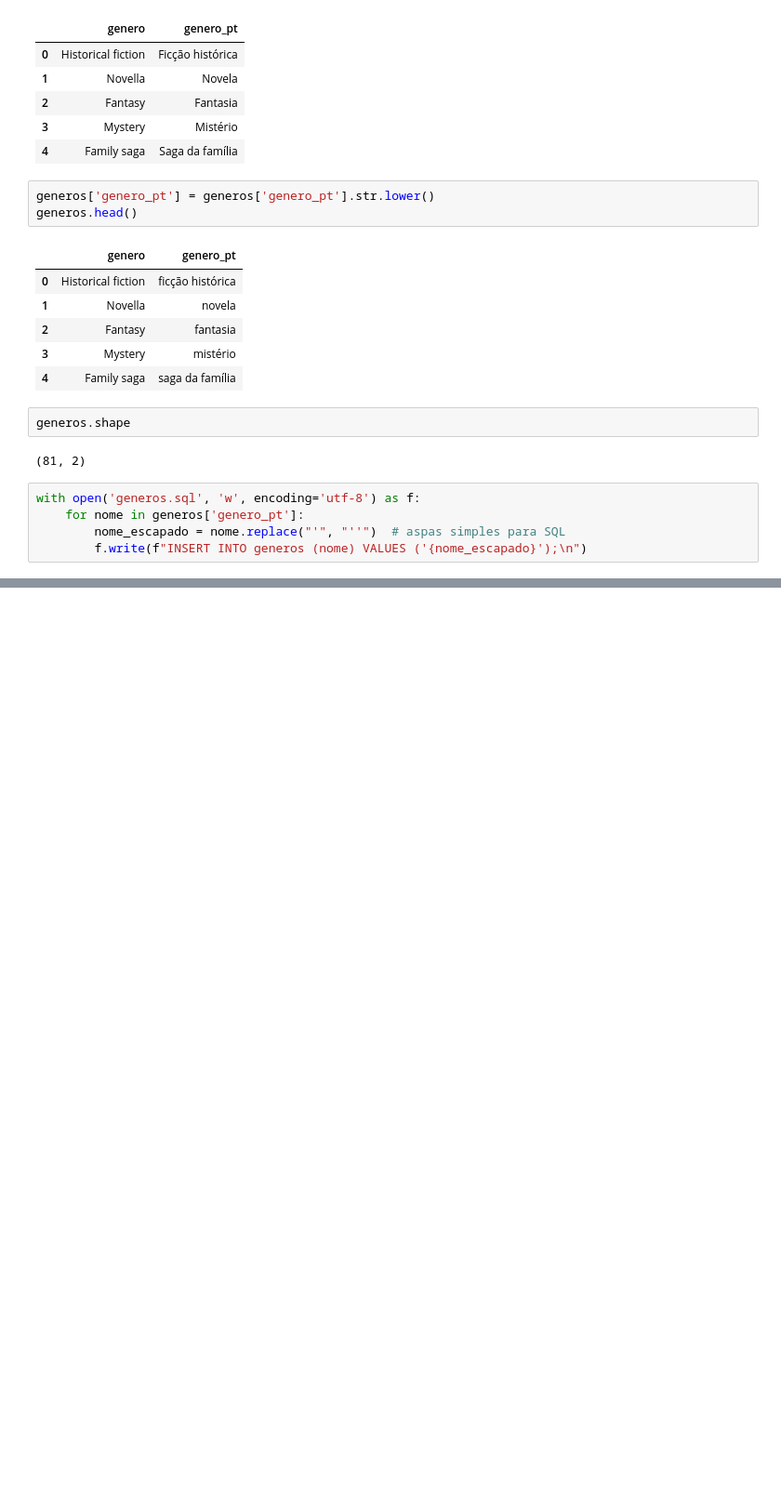
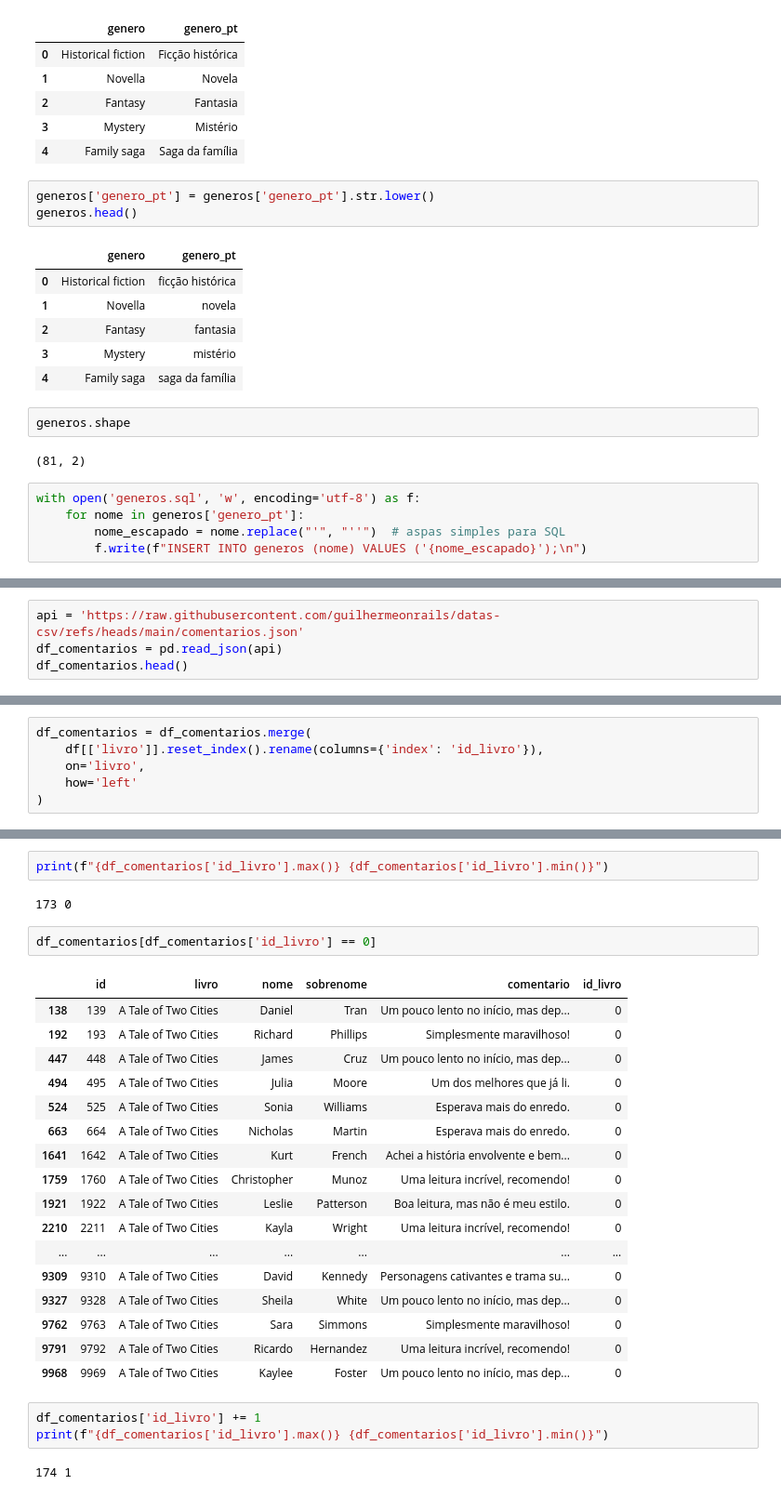
Before and after one commit to Ls-max-oss/Ls-max-oss, a Jupyter notebook: Untitled0.ipynb, the cells around one changed output, grey strips where cells are left out. Shown at 93% size. Saved outputs shown, nothing was run; the diff lists cells and outputs as text; blank space fills up the shorter version.

```diff
--- a/Untitled0.ipynb
+++ b/Untitled0.ipynb
@@ -245,0 +263,4 @@ with open('generos.sql', 'w', encoding='utf-8') as f:
+# %%
+api = 'https://raw.githubusercontent.com/guilhermeonrails/datas-csv/refs/heads/main/comentarios.json'
+df_comentarios = pd.read_json(api)
+df_comentarios.head()
@@ -245,0 +284,6 @@ with open('generos.sql', 'w', encoding='utf-8') as f:
+# %%
+df_comentarios = df_comentarios.merge(
+    df[['livro']].reset_index().rename(columns={'index': 'id_livro'}),
+    on='livro',
+    how='left'
+)
@@ -245,0 +310,29 @@ with open('generos.sql', 'w', encoding='utf-8') as f:
+# %%
+print(f"{df_comentarios['id_livro'].max()} {df_comentarios['id_livro'].min()}")
+# %% [output]
+173 0
+# %%
+df_comentarios[df_comentarios['id_livro'] == 0]
+# %% [output]
+|  | id | livro | nome | sobrenome | comentario | id_livro |
+| 138 | 139 | A Tale of Two Cities | Daniel | Tran | Um pouco lento no início, mas dep... | 0 |
+| 192 | 193 | A Tale of Two Cities | Richard | Phillips | Simplesmente maravilhoso! | 0 |
+| 447 | 448 | A Tale of Two Cities | James | Cruz | Um pouco lento no início, mas dep... | 0 |
+| 494 | 495 | A Tale of Two Cities | Julia | Moore | Um dos melhores que já li. | 0 |
+| 524 | 525 | A Tale of Two Cities | Sonia | Williams | Esperava mais do enredo. | 0 |
+| 663 | 664 | A Tale of Two Cities | Nicholas | Martin | Esperava mais do enredo. | 0 |
+| 1641 | 1642 | A Tale of Two Cities | Kurt | French | Achei a história envolvente e bem... | 0 |
+| 1759 | 1760 | A Tale of Two Cities | Christopher | Munoz | Uma leitura incrível, recomendo! | 0 |
+| 1921 | 1922 | A Tale of Two Cities | Leslie | Patterson | Boa leitura, mas não é meu estilo. | 0 |
+| 2210 | 2211 | A Tale of Two Cities | Kayla | Wright | Uma leitura incrível, recomendo! | 0 |
+| ... | ... | ... | ... | ... | ... | ... |
+| 9309 | 9310 | A Tale of Two Cities | David | Kennedy | Personagens cativantes e trama su... | 0 |
+| 9327 | 9328 | A Tale of Two Cities | Sheila | White | Um pouco lento no início, mas dep... | 0 |
+| 9762 | 9763 | A Tale of Two Cities | Sara | Simmons | Simplesmente maravilhoso! | 0 |
+| 9791 | 9792 | A Tale of Two Cities | Ricardo | Hernandez | Uma leitura incrível, recomendo! | 0 |
+| 9968 | 9969 | A Tale of Two Cities | Kaylee | Foster | Um pouco lento no início, mas dep... | 0 |
+# %%
+df_comentarios['id_livro'] += 1
+print(f"{df_comentarios['id_livro'].max()} {df_comentarios['id_livro'].min()}")
+# %% [output]
+174 1
```
Also changed, not shown: parts of 8 cells of this notebook.
